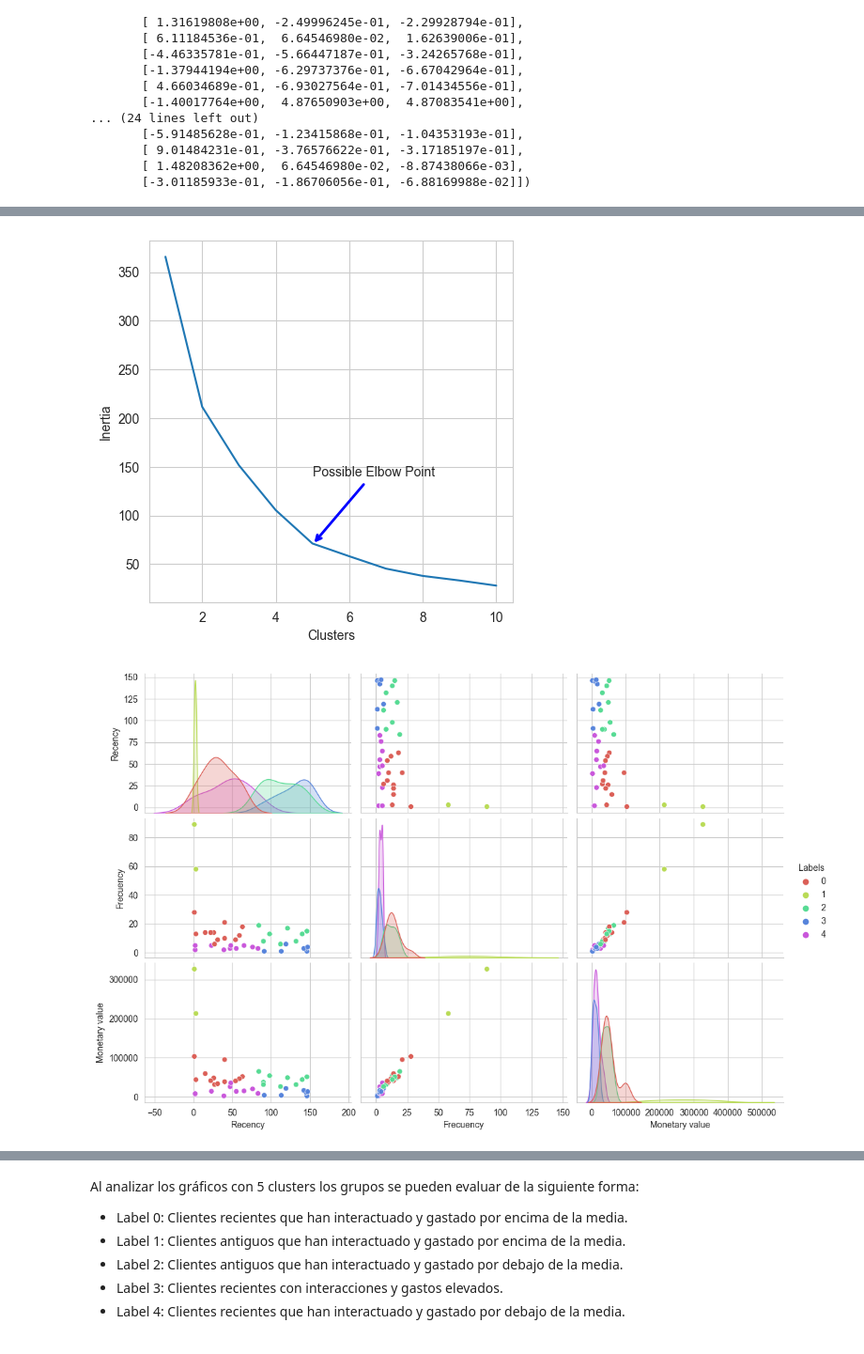
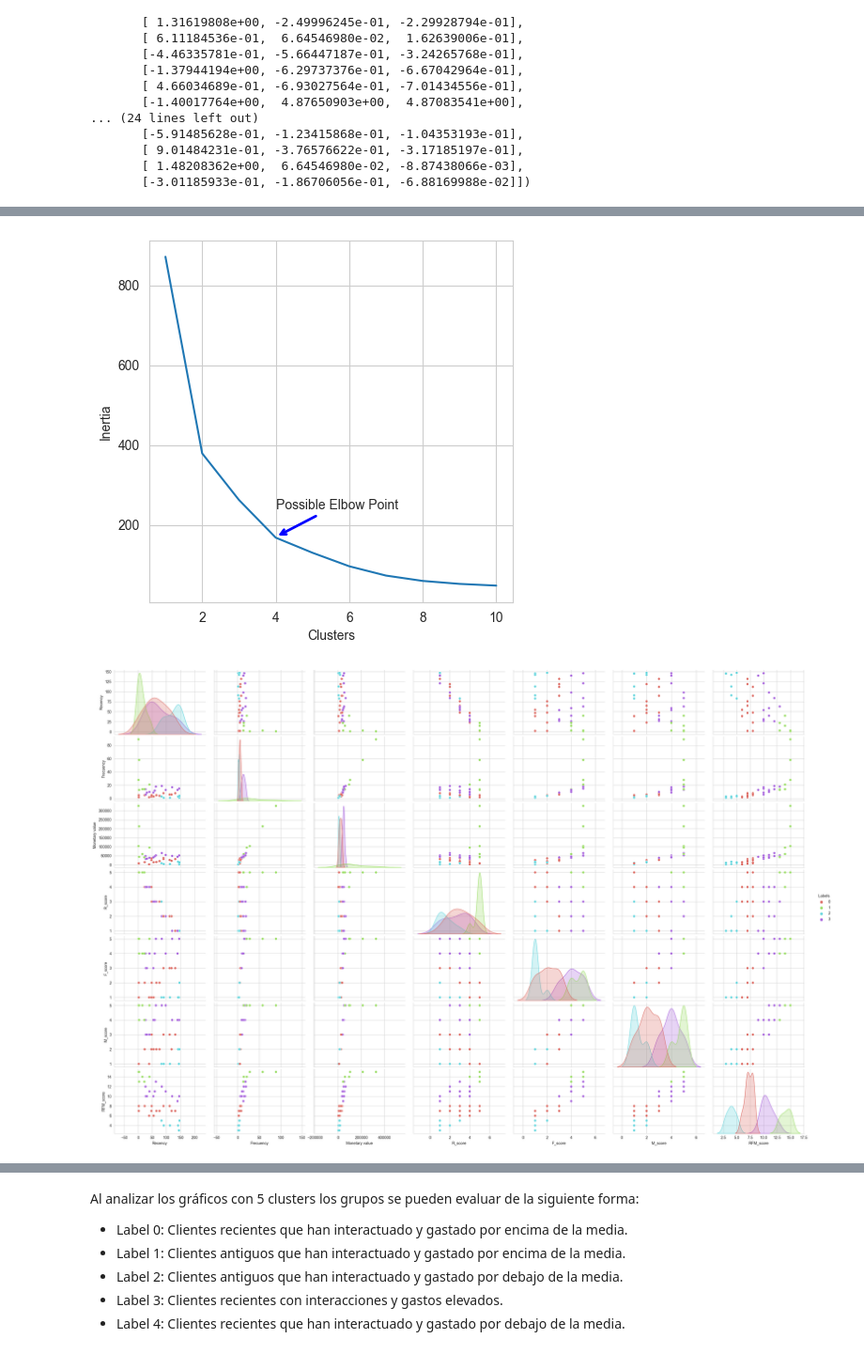
Before and after one commit to DanoSnow/NataSquad-AI-Hackathon, a Jupyter notebook: customers.ipynb, the cells around one changed output, grey strips where cells are left out. Shown at 94% size. Drawn from its saved outputs; the diff is of its cells as text; code cells hidden in the pictures.

```diff
--- a/customers.ipynb
+++ b/customers.ipynb
@@ -473,5 +473,10 @@ m = pd.qcut(customers_2005_rfm["Monetary value"], q=5, labels=range(1,6))
 
 # Construcción del DataFrame
 customers_2005_rfm = customers_2005_rfm.assign(R_score=r, F_score=f, M_score=m)
+# Como los datos de las columnas R/F/M_score son de tipo categórico se transforman a tipo de dato int para tenerlos en cuenta durante la segmentación
+customers_2005_rfm["R_score"] = customers_2005_rfm["R_score"].astype(int)
+customers_2005_rfm["F_score"] = customers_2005_rfm["F_score"].astype(int)
+customers_2005_rfm["M_score"] = customers_2005_rfm["M_score"].astype(int)
+customers_2005_rfm["RFM_score"] = customers_2005_rfm["R_score"] + customers_2005_rfm["F_score"] + customers_2005_rfm["M_score"]
 customers_2005_rfm
 # %% [output]
@@ -563,6 +568,9 @@ array([[-7.30933160e-02, -4.39866810e-01, -5.12074918e-01],
 # Construir un nuevo DataFrame estandarizado junto con el puntaje RFM
 customers_2005_rfm_std = pd.DataFrame(customers_2005_rfm_std,
                                       columns=customers_2005_rfm.columns[1:4].values)
-customers_2005_rfm_std = customers_2005_rfm_std.assign(R_score=r, F_score=f, M_score=m)
+customers_2005_rfm_std = customers_2005_rfm_std.assign(R_score=customers_2005_rfm["R_score"],
+                                                       F_score=customers_2005_rfm["F_score"],
+                                                       M_score=customers_2005_rfm["M_score"],
+                                                       RFM_score=customers_2005_rfm["RFM_score"])
 customers_2005_rfm_std
 # %% [output]
@@ -586,8 +594,3 @@ customers_2005_rfm_std
-# %%
-# Como los datos de las columnas R/F/M_score son de tipo categórico se transforman a tipo de dato int para tenerlos en cuenta durante la segmentación
-customers_2005_rfm_std["R_score"] = customers_2005_rfm_std["R_score"].astype(int)
-customers_2005_rfm_std["F_score"] = customers_2005_rfm_std["F_score"].astype(int)
-customers_2005_rfm_std["M_score"] = customers_2005_rfm_std["M_score"].astype(int)
 # %%
 inertia_list = []
 
@@ -603,19 +606,19 @@ ax.set_xlabel('Clusters')
 ax.set_ylabel('Inertia')
 
 # Annotate arrow
-ax.annotate('Possible Elbow Point', xy=(5, 70), xytext=(5, 140), xycoords='data',
+ax.annotate('Possible Elbow Point', xy=(4, 170), xytext=(4, 240), xycoords='data',
              arrowprops=dict(arrowstyle='->', connectionstyle='arc3', color='blue', lw=2))
 
 plt.show()
 # %% [output]
-[figure, old version]
+[figure, new version]
 # %%
-km = KMeans(n_clusters=5).fit(customers_2005_rfm_std)
+km = KMeans(n_clusters=4).fit(customers_2005_rfm_std)
 customers_2005_rfm_std['Labels'] = km.labels_
 customers_2005_rfm['Labels'] = km.labels_
 # %%
 # Ahora se visualiza nuevamente las relaciones de las variables después de realizada la segmentación
-sns.pairplot(data=customers_2005_rfm, aspect=1.5, hue='Labels', palette=sns.color_palette('hls', 5))
+sns.pairplot(data=customers_2005_rfm, aspect=1.5, hue='Labels', palette=sns.color_palette('hls', 4))
 plt.show()
 # %% [output]
-[figure, old version]
+[figure, new version]
```
Also changed, not shown: parts of 11 cells of this notebook.
